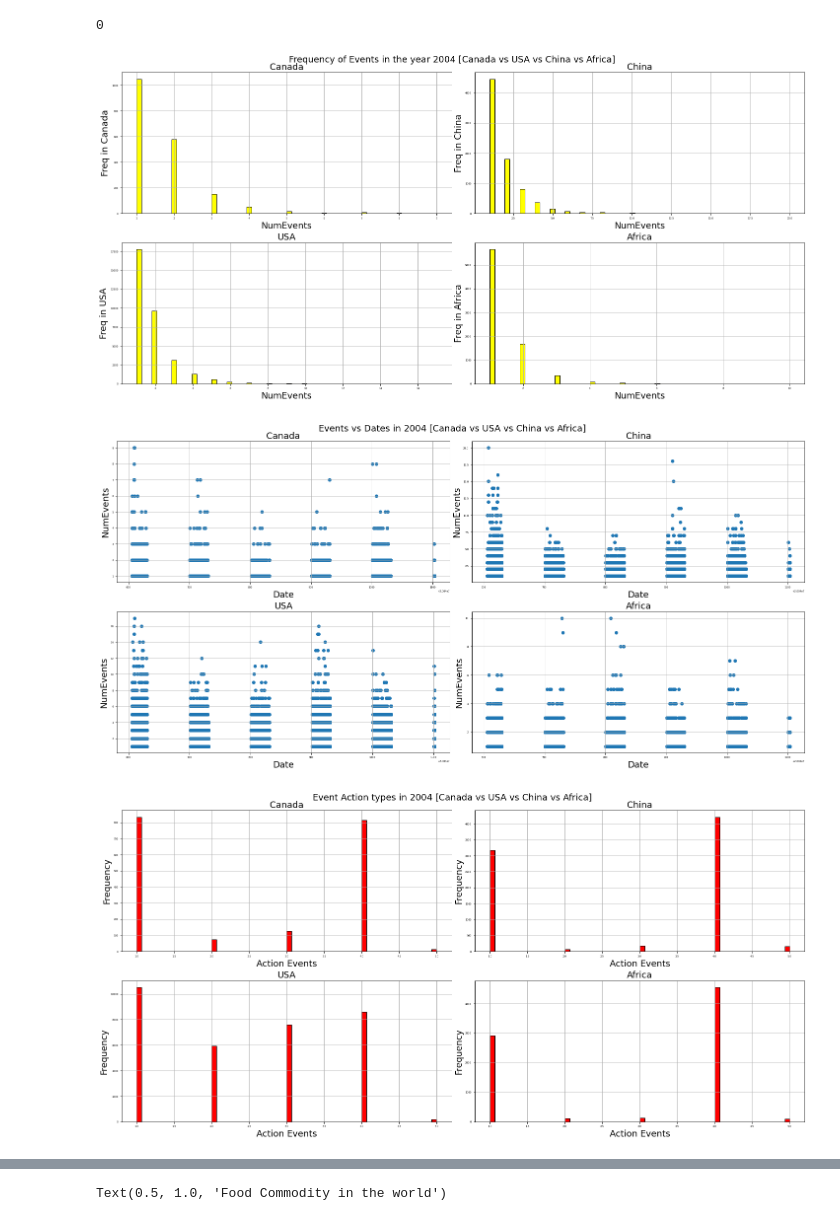
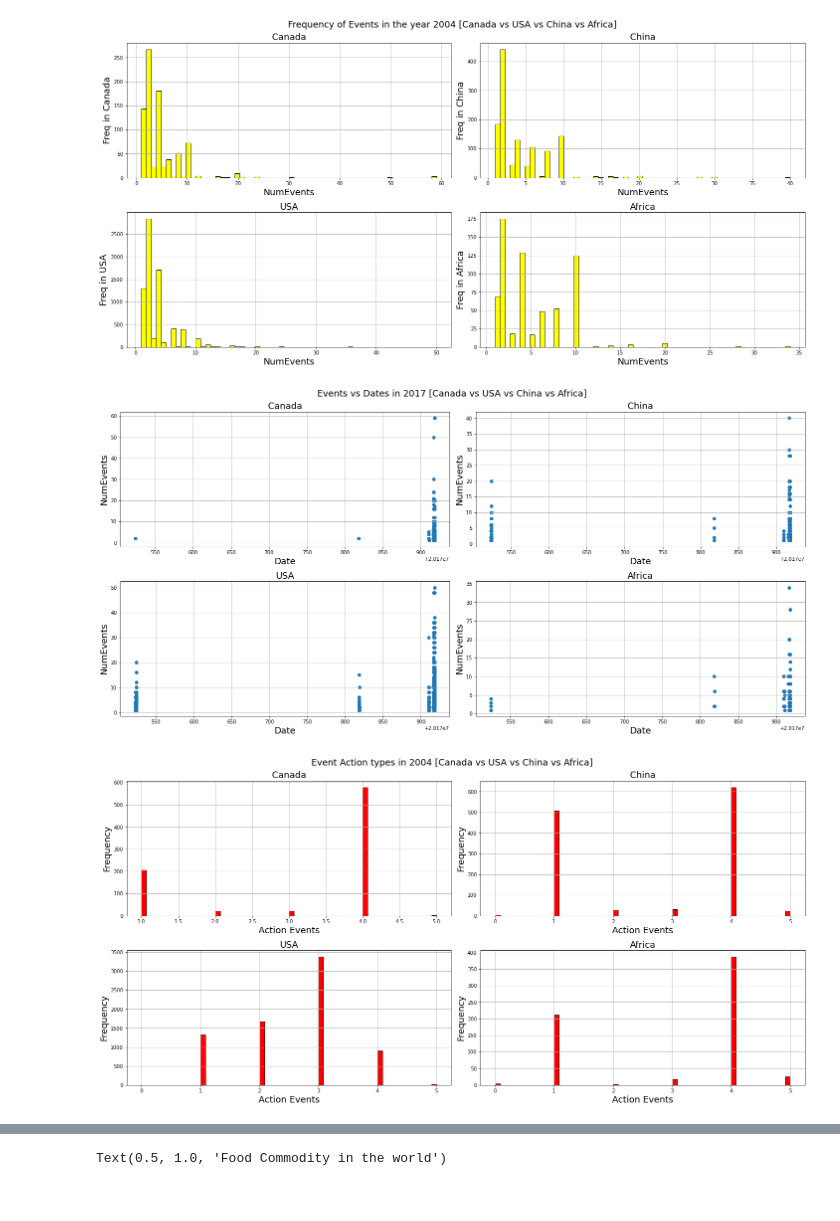
Before and after one commit to tssahota/Global-Data-Analysis-for-Social-Unrest-Prediction, a Jupyter notebook: Final-EDA.ipynb, the cells around one changed output, grey strips where cells are left out. Cells and saved outputs as stored; diff of their text form; code cells hidden in the pictures.

```diff
--- a/Final-EDA.ipynb
+++ b/Final-EDA.ipynb
@@ -21,0 +22,26 @@ df1 = df1[df1['Date']>20000000]  # selecting data only after 2000
+# %%
+import os
+os.environ['GOOGLE_APPLICATION_CREDENTIALS'] ='cmpt733project-acc5de89927c.json'
+from google.cloud import bigquery
+import pandas as pd
+import pyarrow
+import matplotlib.pyplot as plt
+import seaborn as sns
+import numpy as np
+
+bigquery_client = bigquery.Client()
+# %%
+QUERY = """
+SELECT
+*
+from `gdelt-bq.gdeltv2.events`
+where Year=2017 and
+(Actor1Name='AFRICA' or Actor1Name='CANADA' or Actor1Name='UNITED STATES' or Actor1Name='CHINA')
+limit 10000
+"""
+# %%
+df0 = (
+    bigquery_client.query(QUERY)
+    .result()
+    .to_dataframe()
+)
@@ -57,16 +83,12 @@ df1 = df1[df1['Date']>20039999]  # filtering after 2016 data
-# %%
-df1.shape[0]
-# %% [output]
-0
 # %%
 # Case study for year 2004 --> dataframe "n3"
 #n3['Source']=='AFR'  n3['Source']=='AUS' | n3['Source']=='CHN' | n3['Source']=='EUR' |
         #n3['Source']=='IND' | n3['Source']=='JPN' | n3['Source']=='RUS' | n3['Source']=='AFG' |
 
-n1 = df1[(df1['Date'] <= 20041210) & (df1['Date'] >= 20040606) & (df1['Source']=='CHN')] # china
-n2 = df1[(df1['Date'] <= 20041210) & (df1['Date'] >= 20040606) & (df1['Source']=='USA')] # usa
-n3 = df1[(df1['Date'] <= 20041210) & (df1['Date'] >= 20040606) & (df1['Source']=='CAN')] # canada
-n4 = df1[(df1['Date'] <= 20041210) & (df1['Date'] >= 20040606) & (df1['Source']=='AFR')] # africa
+n1 = df0[df0['Actor1Name']=='CHINA'] # china
+n2 = df0[df0['Actor1Name']=='UNITED STATES'] # usa
+n3 = df0[df0['Actor1Name']=='CANADA'] # canada
+n4 = df0[df0['Actor1Name']=='AFRICA'] # africa
 
 '''
 fig, (ax1, ax2, ax3, ax4) = plt.subplots(1, 4, figsize=(20,5))
@@ -94,63 +116,63 @@ ax4.set_title('Africa')
 ax4.grid()
 '''
 
 fig, axs = plt.subplots(2, 2, figsize=(20,10))
 fig.suptitle('Frequency of Events in the year 2004 [Canada vs USA vs China vs Africa]',  fontsize=18)
 
 
-axs[0,0].hist(n3['NumEvents'], bins=60, edgecolor="black", color="yellow")
+axs[0,0].hist(n3['NumMentions'], bins=60, edgecolor="black", color="yellow")
 axs[0,0].set_xlabel('NumEvents', fontsize=18)
 axs[0,0].set_ylabel('Freq in Canada',  fontsize=18)
 axs[0,0].set_title('Canada',  fontsize=18)
 axs[0,0].grid()
 
-axs[1,0].hist(n2['NumEvents'], bins=60, edgecolor="black", color="yellow")
+axs[1,0].hist(n2['NumMentions'], bins=60, edgecolor="black", color="yellow")
 axs[1,0].set_xlabel('NumEvents',  fontsize=18)
 axs[1,0].set_ylabel('Freq in USA',  fontsize=18)
 axs[1,0].set_title('USA',  fontsize=18)
 axs[1,0].grid()
 #axs[1, 0].sharex(axs[0, 0])
 
-axs[0,1].hist(n1['NumEvents'], bins=60, edgecolor="black", color="yellow")
+axs[0,1].hist(n1['NumMentions'], bins=60, edgecolor="black", color="yellow")
 axs[0,1].set_xlabel('NumEvents',  fontsize=18)
 axs[0,1].set_ylabel('Freq in China',  fontsize=18)
 axs[0,1].set_title('China',  fontsize=18)
 axs[0,1].grid()
 
-axs[1, 1].hist(n4['NumEvents'], bins=60, edgecolor="black", color="yellow")
+axs[1, 1].hist(n4['NumMentions'], bins=60, edgecolor="black", color="yellow")
 axs[1,1].set_xlabel('NumEvents', fontsize=18)
 axs[1,1].set_ylabel('Freq in Africa',  fontsize=18)
 axs[1,1].set_title('Africa',  fontsize=18)
 axs[1,1].grid()
 
 fig.tight_layout()
 # %% [output]
-[figure, old version]
+[figure, new version]
 # %%
 fig, axs = plt.subplots(2, 2, figsize=(20,10))
-fig.suptitle('Events vs Dates in 2004 [Canada vs USA vs China vs Africa]',  fontsize=18)
+fig.suptitle('Events vs Dates in 2017 [Canada vs USA vs China vs Africa]',  fontsize=18)
 
 
-axs[0,0].scatter(x=n3['Date'], y=n3['NumEvents'])
+axs[0,0].scatter(x=n3['SQLDATE'], y=n3['NumMentions'])
 axs[0,0].set_ylabel('NumEvents', fontsize=18)
 axs[0,0].set_xlabel('Date',  fontsize=18)
 axs[0,0].set_title('Canada',  fontsize=18)
 axs[0,0].grid()
 
-axs[1,0].scatter(x=n2['Date'], y=n2['NumEvents'])
+axs[1,0].scatter(x=n2['SQLDATE'], y=n2['NumMentions'])
 axs[1,0].set_ylabel('NumEvents',  fontsize=18)
 axs[1,0].set_xlabel('Date',  fontsize=18)
 axs[1,0].set_title('USA',  fontsize=18)
 axs[1,0].grid()
 #axs[1, 0].sharex(axs[0, 0])
 
-axs[0,1].scatter(x=n1['Date'], y=n1['NumEvents'])
+axs[0,1].scatter(x=n1['SQLDATE'], y=n1['NumMentions'])
 axs[0,1].set_ylabel('NumEvents',  fontsize=18)
 axs[0,1].set_xlabel('Date',  fontsize=18)
 axs[0,1].set_title('China',  fontsize=18)
 axs[0,1].grid()
 
-axs[1, 1].scatter(x=n4['Date'], y=n4['NumEvents'])
+axs[1, 1].scatter(x=n4['SQLDATE'], y=n4['NumMentions'])
 axs[1,1].set_xlabel('Date', fontsize=18)
 axs[1,1].set_ylabel('NumEvents',  fontsize=18)
 axs[1,1].set_title('Africa',  fontsize=18)
@@ -158,32 +180,32 @@ axs[1,1].grid()
 
 fig.tight_layout()
 # %% [output]
-[figure, old version]
+[figure, new version]
 # %%
 fig, axs = plt.subplots(2, 2, figsize=(20,10))
 fig.suptitle('Event Action types in 2004 [Canada vs USA vs China vs Africa]',  fontsize=18)
 
 
-axs[0,0].hist(n3['ActionGeoType'], bins=60, edgecolor="black", color="red")
+axs[0,0].hist(n3['ActionGeo_Type'], bins=60, edgecolor="black", color="red")
 axs[0,0].set_xlabel('Action Events', fontsize=18)
 axs[0,0].set_ylabel('Frequency',  fontsize=18)
 axs[0,0].set_title('Canada',  fontsize=18)
 axs[0,0].grid()
 
-axs[1,0].hist(n2['ActionGeoType'], bins=60, edgecolor="black", color="red")
+axs[1,0].hist(n2['ActionGeo_Type'], bins=60, edgecolor="black", color="red")
 axs[1,0].set_xlabel('Action Events',  fontsize=18)
 axs[1,0].set_ylabel('Frequency',  fontsize=18)
 axs[1,0].set_title('USA',  fontsize=18)
 axs[1,0].grid()
 #axs[1, 0].sharex(axs[0, 0])
 
-axs[0,1].hist(n1['ActionGeoType'], bins=60, edgecolor="black", color="red")
+axs[0,1].hist(n1['ActionGeo_Type'], bins=60, edgecolor="black", color="red")
 axs[0,1].set_xlabel('Action Events',  fontsize=18)
 axs[0,1].set_ylabel('Frequency',  fontsize=18)
 axs[0,1].set_title('China',  fontsize=18)
 axs[0,1].grid()
 
-axs[1, 1].hist(n4['ActionGeoType'], bins=60, edgecolor="black", color="red")
+axs[1, 1].hist(n4['ActionGeo_Type'], bins=60, edgecolor="black", color="red")
 axs[1,1].set_xlabel('Action Events', fontsize=18)
 axs[1,1].set_ylabel('Frequency',  fontsize=18)
 axs[1,1].set_title('Africa',  fontsize=18)
@@ -191,6 +213,6 @@ axs[1,1].grid()
 
 fig.tight_layout()
 # %% [output]
-[figure, old version]
+[figure, new version]
 # %%
 from statsmodels.graphics.mosaicplot import mosaic
```
Also changed, not shown: parts of 15 cells of this notebook.
